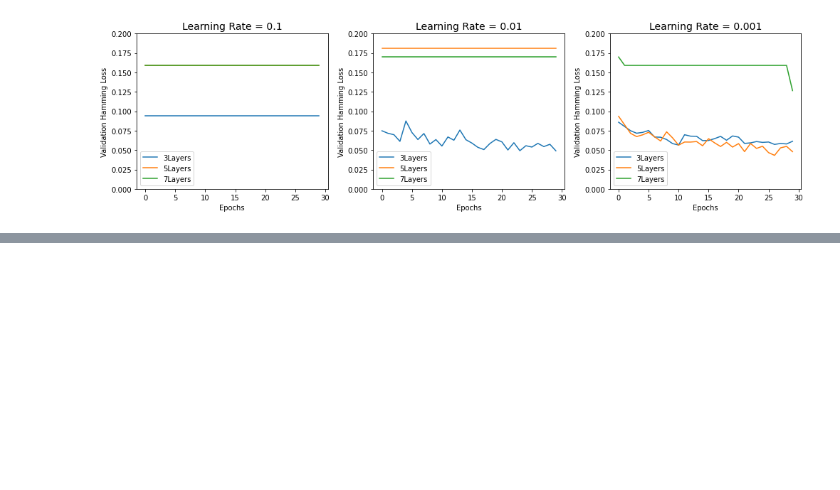
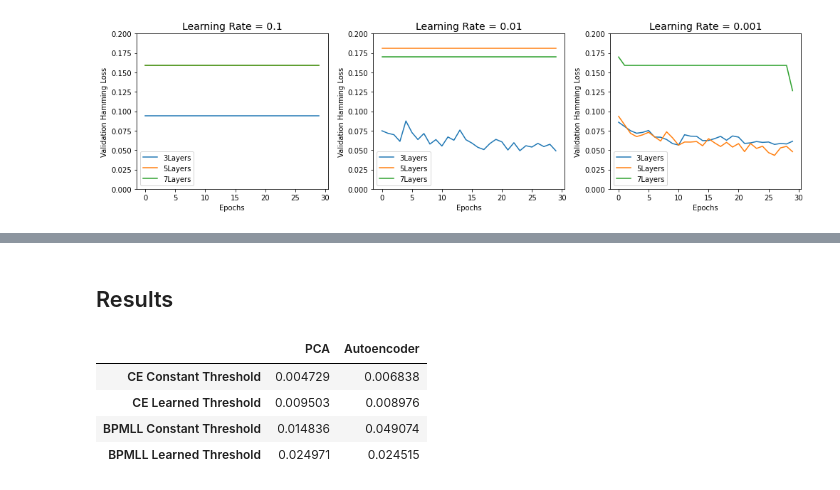
Before and after one commit to BobbyLumpkin/Multilabel-Text-Classification, a Jupyter notebook: Deep Learning Models/FF Models/FF_Models_Training.ipynb, the cells around one changed output, grey strips where cells are left out. Cells and saved outputs as stored; diff of their text form; code cells hidden in the pictures; blank space fills up the shorter version.

Commit message:
Added 'Results' section

```diff
--- a/Deep Learning Models/FF Models/FF_Models_Training.ipynb
+++ b/Deep Learning Models/FF Models/FF_Models_Training.ipynb
@@ -391,3 +482,28 @@ ax{i}.set_title('Learning Rate = ' + str({learning_rate}), fontsize = 14)"""
 fig.tight_layout()
 # %% [output]
 [figure]
+# %%
+## Try applying a learned threshold function
+#selected_model = model_dict['model_3_encoded_ce_001']    ## If ran training cell
+selected_model = createModel(encoded_train,    ## If loading histories and model
+                             3,
+                             encoded_train.shape[0],
+                             Y_train.shape[1],
+                             activation_func = activation_func,
+                             output_activation = output_activation,
+                             loss_func = bp_mll_loss,
+                             learning_rate = 0.01)
+selected_model.load_weights(path_to_encoded_models + '/FFNN_best_bpmll')
+
+# Learn a threshold function
+Y_train_pred_proba_array = selected_model.predict(encoded_train)
+Y_test_pred_proba_array = selected_model.predict(encoded_test)
+
+t_range = (0, 1)
+
+#test_labels_binary, threshold_function = predict_test_labels_binary(Y_train_pred_proba_array, Y_train, Y_test_pred_proba_array, t_range)
+threshold_function = load(path_to_encoded_models + '/FFNN_best_bpmll_thresholdFunction')
+test_labels_binary = predict_labels_binary(Y_test_pred_proba_array, threshold_function)
+
+encoded_bpmll_val_hamming_loss_withThreshold = metrics.hamming_loss(Y_test, test_labels_binary)
+encoded_bpmll_val_hamming_loss_withThreshold
@@ -408,0 +530,28 @@ save_string = save_string + ')'
+# %% [markdown]
+## Results
+# %%
+## Display val hamming loss results for best models
+sepPCs_ce_val_hamming_loss = model_3_sepPCs_ce_001history_df.val_hamming_loss[num_epochs - 1]
+encoded_ce_val_hamming_loss = model_3_encoded_ce_001history_df.val_hamming_loss[num_epochs - 1]
+sepPCs_bpmll_val_hamming_loss = model_3_sepPCs_bpmll_001history_df.val_hamming_loss[num_epochs - 1]
+encoded_bpmll_val_hamming_loss = model_3_encoded_bpmll_001history_df.val_hamming_loss[num_epochs - 1]
+
+results_df = pd.DataFrame({'PCA' : [sepPCs_ce_val_hamming_loss,
+                                    sepPCs_ce_val_hamming_loss_withThreshold,
+                                    sepPCs_bpmll_val_hamming_loss,
+                                    sepPCs_bpmll_val_hamming_loss_withThreshold],
+                           'Autoencoder' : [encoded_ce_val_hamming_loss,
+                                            encoded_ce_val_hamming_loss_withThreshold,
+                                            encoded_bpmll_val_hamming_loss,
+                                            encoded_bpmll_val_hamming_loss_withThreshold]},
+                           index = ['CE Constant Threshold',
+                                    'CE Learned Threshold',
+                                    'BPMLL Constant Threshold',
+                                    'BPMLL Learned Threshold'])
+display(results_df)
+# %% [output]
+|  | PCA | Autoencoder |
+| CE Constant Threshold | 0.004729 | 0.006838 |
+| CE Learned Threshold | 0.009503 | 0.008976 |
+| BPMLL Constant Threshold | 0.014836 | 0.049074 |
+| BPMLL Learned Threshold | 0.024971 | 0.024515 |
```
Also changed, not shown: parts of 9 cells of this notebook, 10 other files.
